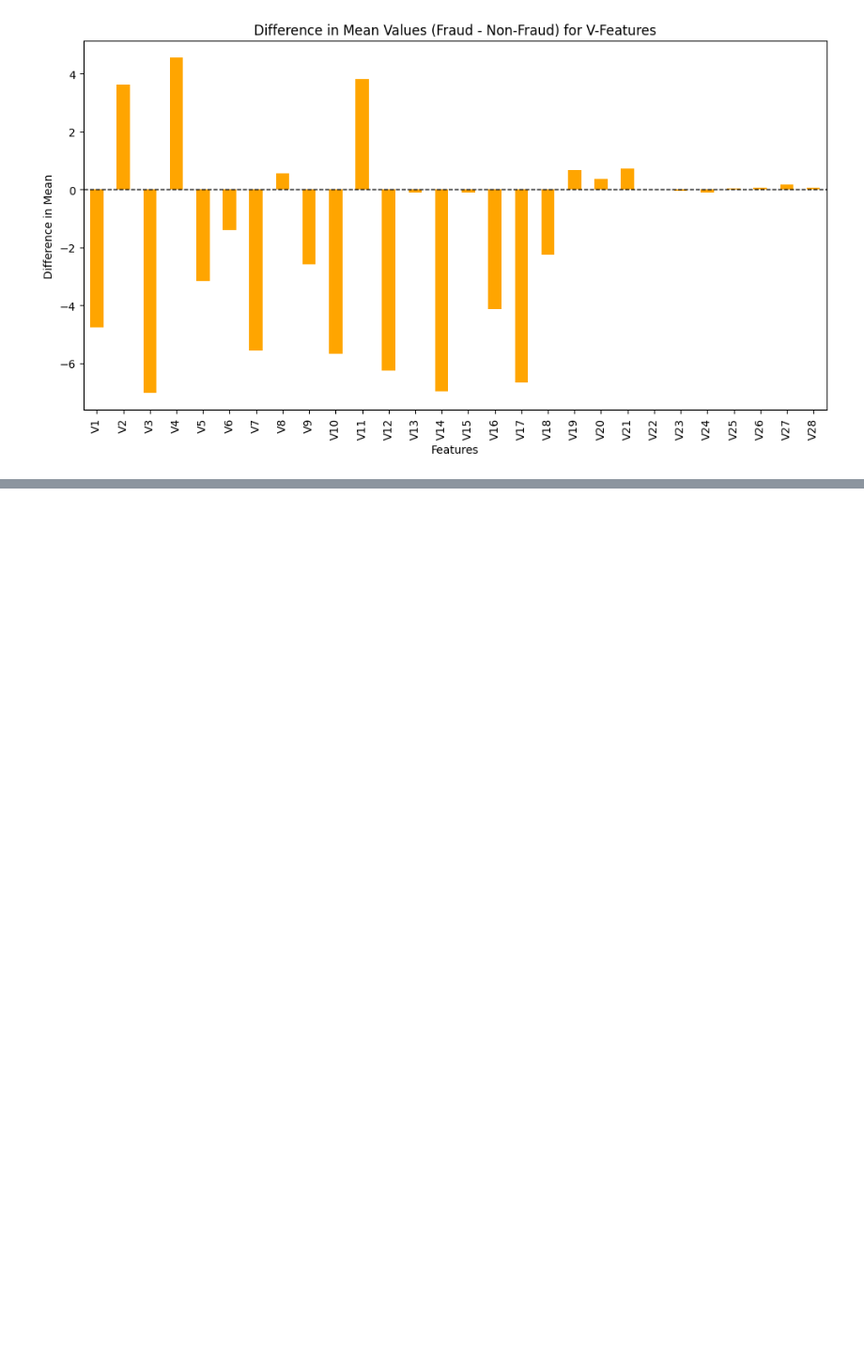
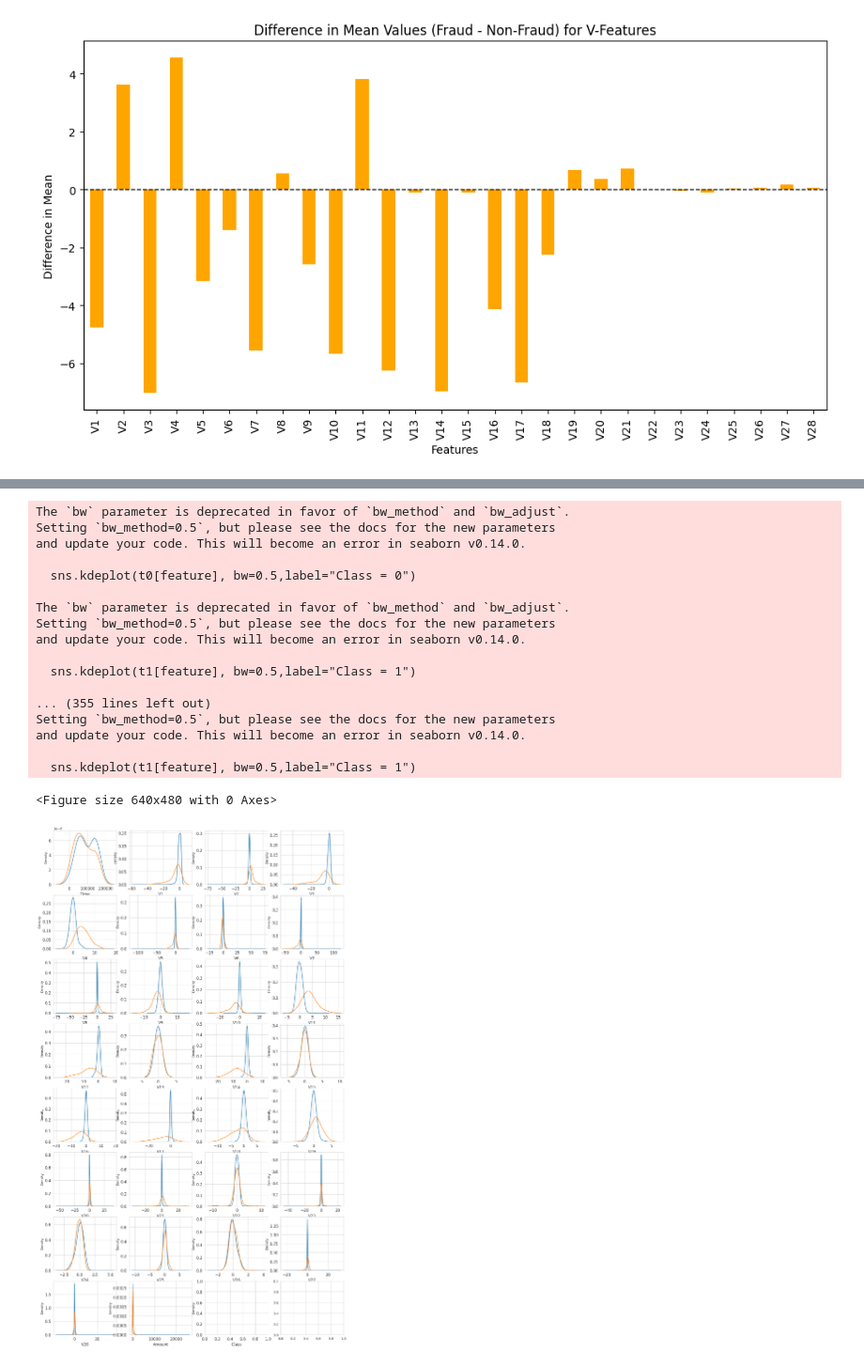
Before and after one commit to shehryars715/Payment_Anomaly_Detector, a Jupyter notebook: cc_Eda.ipynb, the cells around one changed output, grey strips where cells are left out. Shown at 94% size. Drawn from its saved outputs; the diff is of its cells as text; code cells hidden in the pictures; blank space fills up the shorter version.

```diff
--- a/cc_Eda.ipynb
+++ b/cc_Eda.ipynb
@@ -231,0 +247,40 @@ plt.show()
+# %%
+var = df.columns.values
+
+i = 0
+t0 = df.loc[df['Class'] == 0]
+t1 = df.loc[df['Class'] == 1]
+
+sns.set_style('whitegrid')
+plt.figure()
+fig, ax = plt.subplots(8,4,figsize=(16,28))
+
+for feature in var:
+    i += 1
+    plt.subplot(8,4,i)
+    sns.kdeplot(t0[feature], bw=0.5,label="Class = 0")
+    sns.kdeplot(t1[feature], bw=0.5,label="Class = 1")
+    plt.xlabel(feature, fontsize=12)
+    locs, labels = plt.xticks()
+    plt.tick_params(axis='both', which='major', labelsize=12)
+plt.show();
+# %% [output]
+The `bw` parameter is deprecated in favor of `bw_method` and `bw_adjust`.
+Setting `bw_method=0.5`, but please see the docs for the new parameters
+and update your code. This will become an error in seaborn v0.14.0.
+
+  sns.kdeplot(t0[feature], bw=0.5,label="Class = 0")
+
+The `bw` parameter is deprecated in favor of `bw_method` and `bw_adjust`.
+Setting `bw_method=0.5`, but please see the docs for the new parameters
+and update your code. This will become an error in seaborn v0.14.0.
+
+  sns.kdeplot(t1[feature], bw=0.5,label="Class = 1")
+
+... (355 lines left out)
+Setting `bw_method=0.5`, but please see the docs for the new parameters
+and update your code. This will become an error in seaborn v0.14.0.
+
+  sns.kdeplot(t1[feature], bw=0.5,label="Class = 1")
+<Figure size 640x480 with 0 Axes>
+[figure, added]
```
Also changed, not shown: parts of 1 cell of this notebook.
